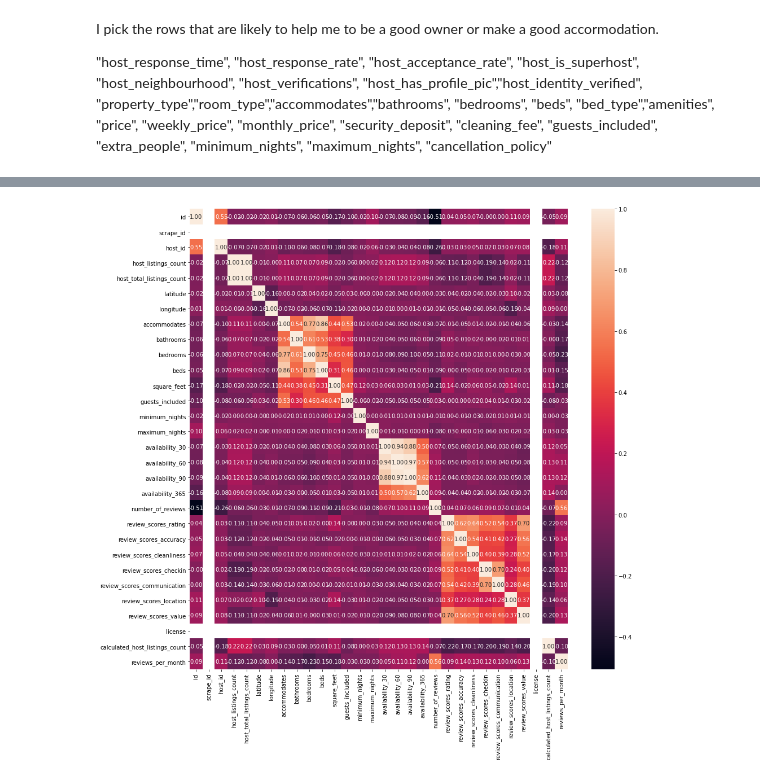
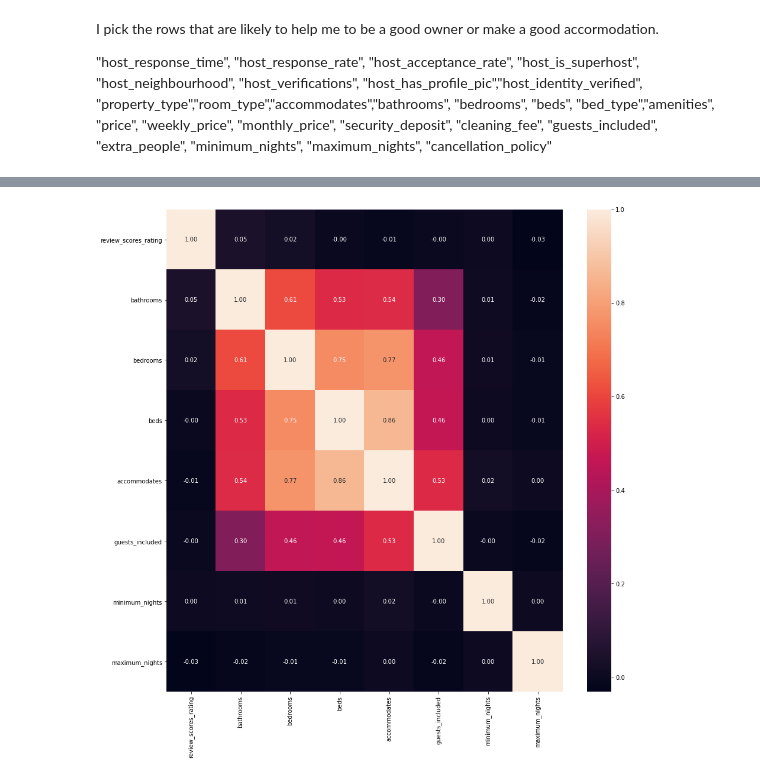
Before and after one commit to unoszte0291/seattle_airbnb_data, a Jupyter notebook: Write A Data Science Blog Post.ipynb, the cells around one changed output, grey strips where cells are left out. Drawn from its saved outputs; the diff is of its cells as text; code cells hidden in the pictures.

```diff
--- a/Write A Data Science Blog Post.ipynb
+++ b/Write A Data Science Blog Post.ipynb
@@ -222,0 +266,3 @@ I pick the rows that are likely to help me to be a good owner or make a good acc
+# %%
+listings_1 = listings[["review_scores_rating","bathrooms","bedrooms","beds","accommodates","guests_included","minimum_nights","maximum_nights"]]
+listings_1
@@ -223,4 +283,4 @@ I pick the rows that are likely to help me to be a good owner or make a good acc
 # %%
-sns.heatmap(listings.corr(), annot=True, fmt=".2f");
+sns.heatmap(listings_1.corr(), annot=True, fmt=".2f");
 # %% [output]
-[figure, old version]
+[figure, new version]
```
Also changed, not shown: parts of 16 cells of this notebook.
